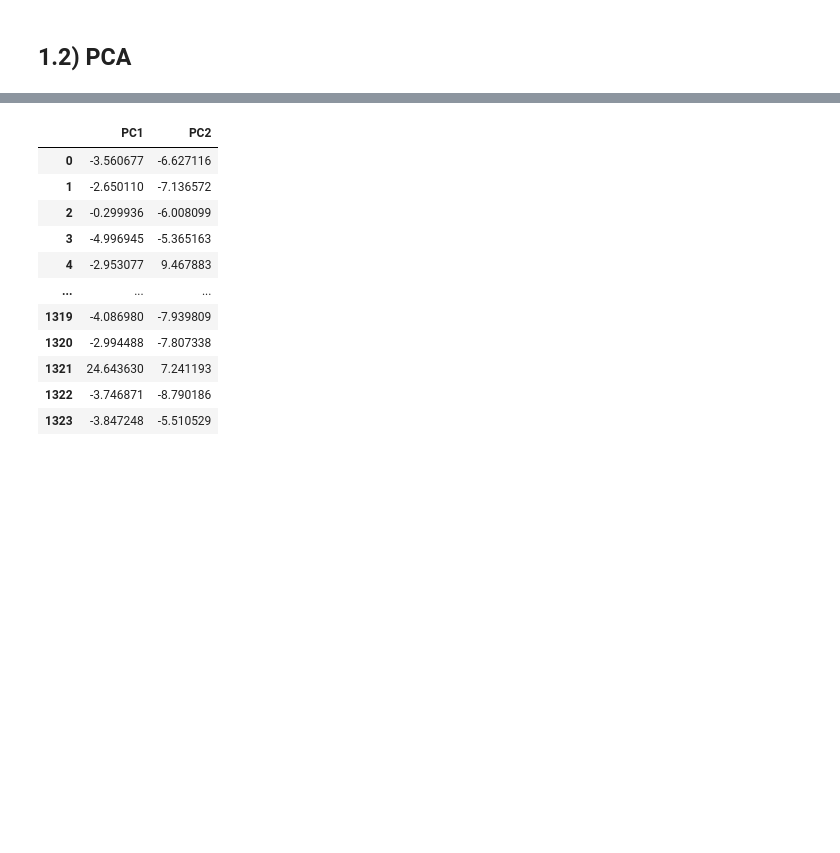
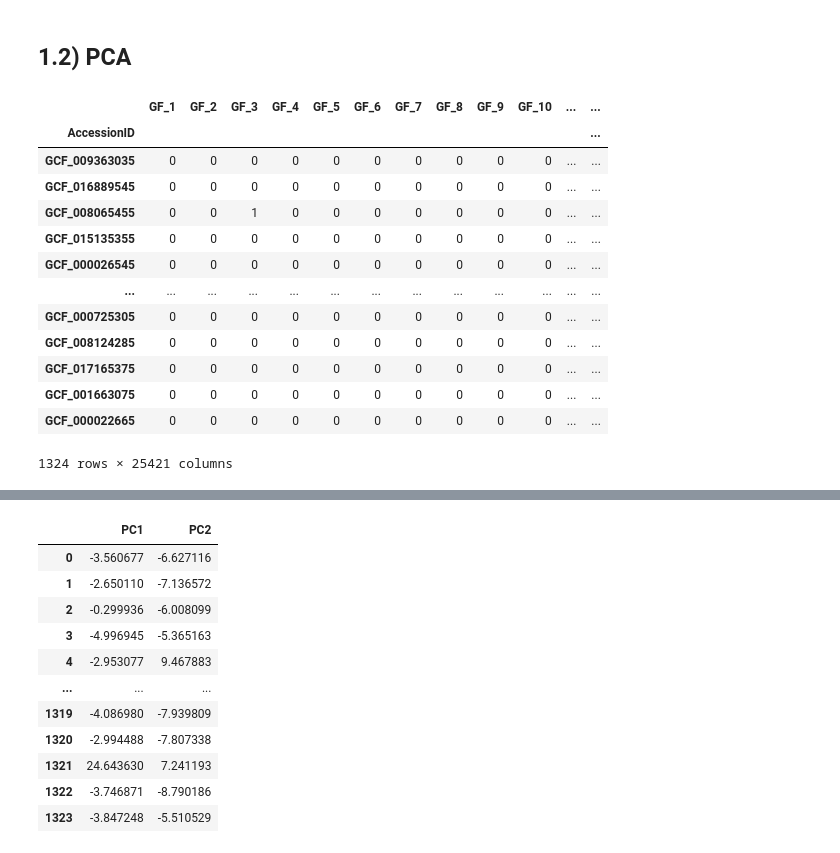
Before and after one commit to stacyshcherbakova/genome-minimiser, a Jupyter notebook: main.ipynb, the cells around one changed output, grey strips where cells are left out. Saved outputs shown, nothing was run; the diff lists cells and outputs as text; code cells hidden in the pictures; blank space fills up the shorter version.

```diff
--- a/main.ipynb
+++ b/main.ipynb
@@ -174,3 +211,20 @@ plt.show()
+# %%
+merged_df
+# %% [output]
+|  | GF_1 | GF_2 | GF_3 | GF_4 | GF_5 | GF_6 | GF_7 | GF_8 | GF_9 | GF_10 | ... | ... |
+| AccessionID |  |  |  |  |  |  |  |  |  |  |  | ... |
+| GCF_009363035 | 0 | 0 | 0 | 0 | 0 | 0 | 0 | 0 | 0 | 0 | ... | ... |
+| GCF_016889545 | 0 | 0 | 0 | 0 | 0 | 0 | 0 | 0 | 0 | 0 | ... | ... |
+| GCF_008065455 | 0 | 0 | 1 | 0 | 0 | 0 | 0 | 0 | 0 | 0 | ... | ... |
+| GCF_015135355 | 0 | 0 | 0 | 0 | 0 | 0 | 0 | 0 | 0 | 0 | ... | ... |
+| GCF_000026545 | 0 | 0 | 0 | 0 | 0 | 0 | 0 | 0 | 0 | 0 | ... | ... |
+| ... | ... | ... | ... | ... | ... | ... | ... | ... | ... | ... | ... | ... |
+| GCF_000725305 | 0 | 0 | 0 | 0 | 0 | 0 | 0 | 0 | 0 | 0 | ... | ... |
+| GCF_008124285 | 0 | 0 | 0 | 0 | 0 | 0 | 0 | 0 | 0 | 0 | ... | ... |
+| GCF_017165375 | 0 | 0 | 0 | 0 | 0 | 0 | 0 | 0 | 0 | 0 | ... | ... |
+| GCF_001663075 | 0 | 0 | 0 | 0 | 0 | 0 | 0 | 0 | 0 | 0 | ... | ... |
+| GCF_000022665 | 0 | 0 | 0 | 0 | 0 | 0 | 0 | 0 | 0 | 0 | ... | ... |
+1324 rows × 25421 columns
 # %%
 # Apply PCA
 pca = PCA(n_components=2)
```
Also changed, not shown: parts of 7 cells of this notebook.
